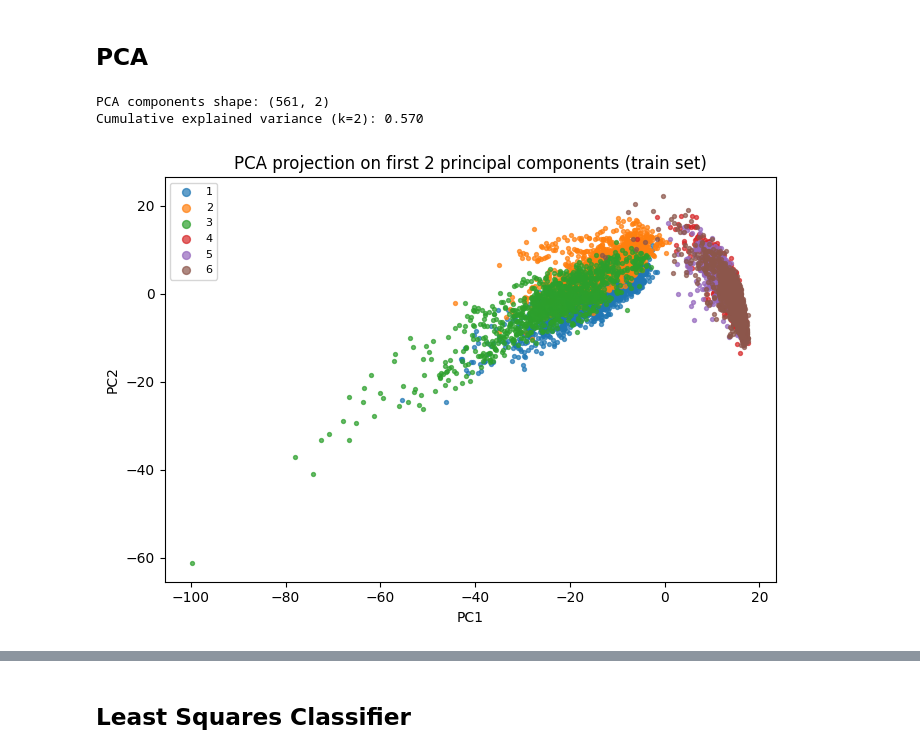
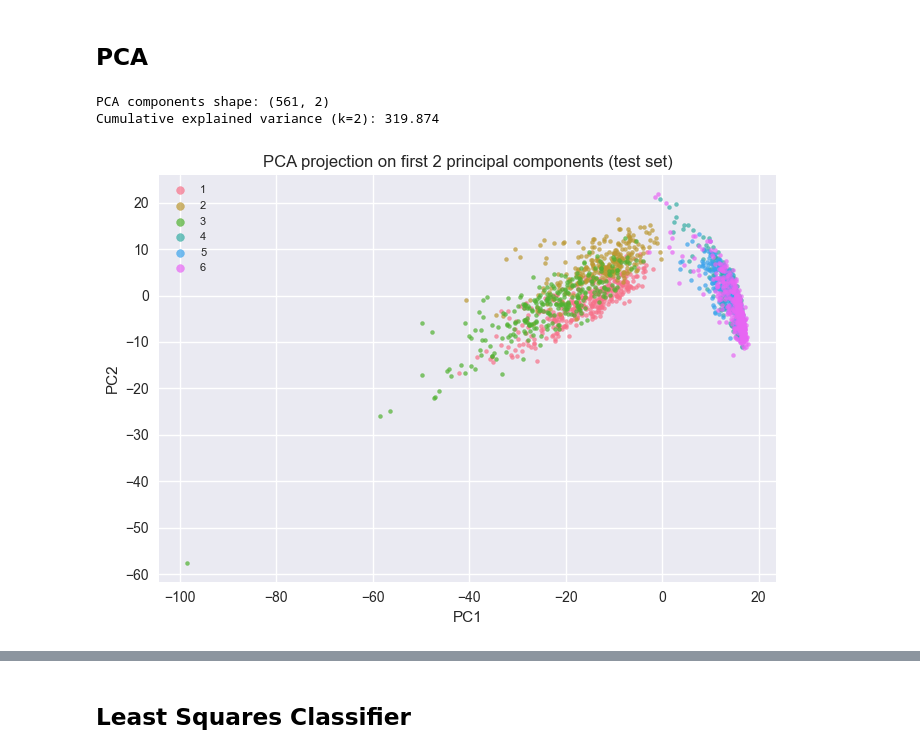
Before and after one commit to tasosger/ml_assignment, a Jupyter notebook: ml_assignment.ipynb, the cells around one changed output, grey strips where cells are left out. Saved outputs shown, nothing was run; the diff lists cells and outputs as text; code cells hidden in the pictures.

```diff
--- a/ml_assignment.ipynb
+++ b/ml_assignment.ipynb
@@ -0,0 +39,21 @@
+# %%
+# Import necessary libraries for exploration
+import pandas as pd
+import numpy as np
+import matplotlib.pyplot as plt
+import seaborn as sns
+from pathlib import Path
+import os
+
+# Set style for better visualizations
+try:
+    plt.style.use('seaborn-v0_8')
+except:
+    try:
+        plt.style.use('seaborn')
+    except:
+        plt.style.use('default')
+sns.set_palette("husl")
+
+# Set base path for dataset
+dataset_path = Path("UCI HAR Dataset/UCI HAR Dataset")
@@ -215,16 +525,16 @@ class PCA(BaseModel):
 # %%
 k = 2
-pca = PCA(k=k)
-pca.fit(X_train, y_train=None)
+pca = PCA(n_components=k)
+pca.fit(X_train)
 
 T_train = pca.predict(X_train)
 T_test = pca.predict(X_test)
 
-print(f"PCA components shape: {pca.W.shape}")
-print(f"Cumulative explained variance (k={k}): {pca.explained_ratio.sum():.3f}")
+print(f"PCA components shape: {pca.components_.shape}")
+print(f"Cumulative explained variance (k={k}): {pca.explained_variance_.sum():.3f}")
 # %% [output]
 PCA components shape: (561, 2)
-Cumulative explained variance (k=2): 0.570
+Cumulative explained variance (k=2): 319.874
 # %%
 T_train_np = np.asarray(T_train)
 y_train_np = np.asarray(y_train)
@@ -234,26 +544,26 @@ y_test_np = np.asarray(y_test)
 # %%
 import matplotlib.pyplot as plt
 import numpy as np
 
 plt.figure(figsize=(7, 5))
 
-labels = np.unique(y_train)
+labels = np.unique(y_test)
 
 for lab in labels:
-    idx = (y_train == lab)
+    idx = (y_test == lab)
     plt.scatter(
-        T_train_np[idx, 0],
-        T_train_np[idx, 1],
+        T_test_np[idx, 0],
+        T_test_np[idx, 1],
         s=8,
         alpha=0.7,
         label=lab
     )
 
 plt.xlabel("PC1")
 plt.ylabel("PC2")
-plt.title("PCA projection on first 2 principal components (train set)")
+plt.title("PCA projection on first 2 principal components (test set)")
 plt.legend(markerscale=2, fontsize=8)
 plt.tight_layout()
 plt.show()
 # %% [output]
-[figure, old version]
+[figure, new version]
```
Also changed, not shown: parts of 54 cells of this notebook.
